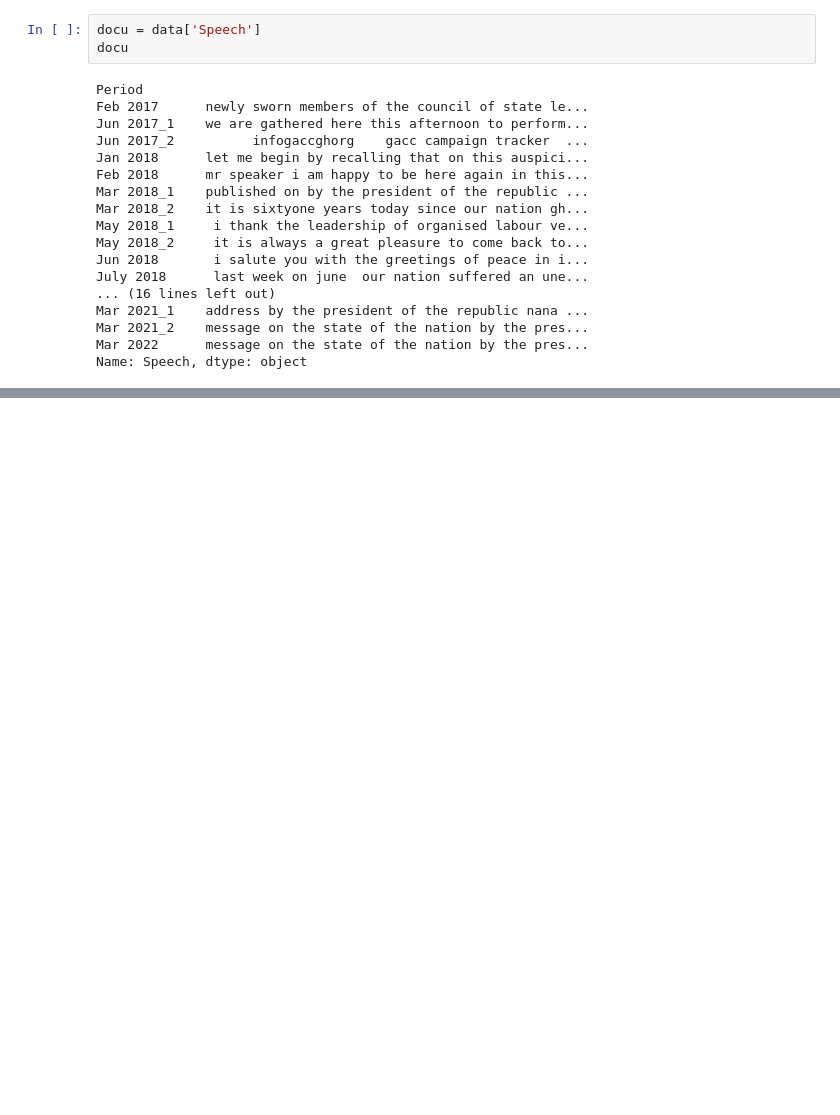
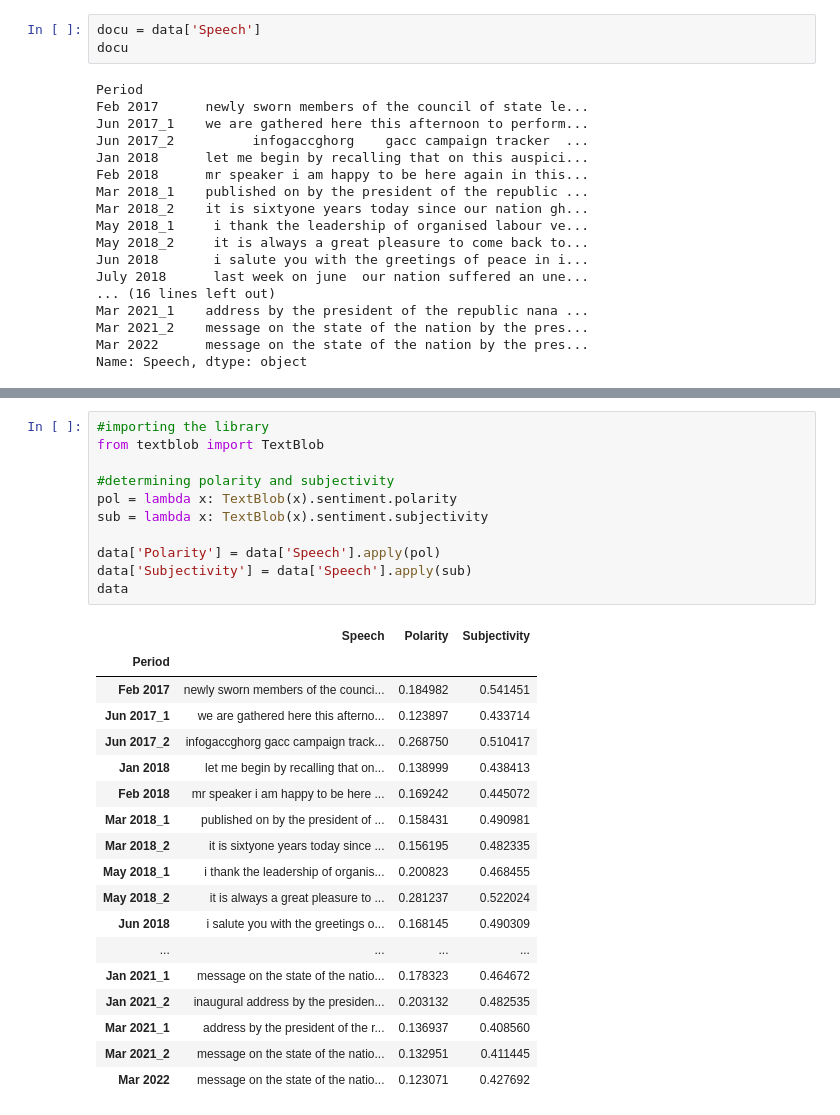
Before and after one commit to 10831580/ResearchProject, a Jupyter notebook: Reserch_Project.ipynb, the cells around one changed output, grey strips where cells are left out. Saved outputs shown, nothing was run; the diff lists cells and outputs as text; blank space fills up the shorter version.

```diff
--- a/Reserch_Project.ipynb
+++ b/Reserch_Project.ipynb
@@ -319,0 +419,30 @@ ModuleNotFoundError: No module named 'tensorflow'
+# %%
+#importing the library
+from textblob import TextBlob
+
+#determining polarity and subjectivity
+pol = lambda x: TextBlob(x).sentiment.polarity
+sub = lambda x: TextBlob(x).sentiment.subjectivity
+
+data['Polarity'] = data['Speech'].apply(pol)
+data['Subjectivity'] = data['Speech'].apply(sub)
+data
+# %% [output]
+|  | Speech | Polarity | Subjectivity |
+| Period |  |  |  |
+| Feb 2017 | newly sworn members of the counci... | 0.184982 | 0.541451 |
+| Jun 2017_1 | we are gathered here this afterno... | 0.123897 | 0.433714 |
+| Jun 2017_2 | infogaccghorg gacc campaign track... | 0.268750 | 0.510417 |
+| Jan 2018 | let me begin by recalling that on... | 0.138999 | 0.438413 |
+| Feb 2018 | mr speaker i am happy to be here ... | 0.169242 | 0.445072 |
+| Mar 2018_1 | published on by the president of ... | 0.158431 | 0.490981 |
+| Mar 2018_2 | it is sixtyone years today since ... | 0.156195 | 0.482335 |
+| May 2018_1 | i thank the leadership of organis... | 0.200823 | 0.468455 |
+| May 2018_2 | it is always a great pleasure to ... | 0.281237 | 0.522024 |
+| Jun 2018 | i salute you with the greetings o... | 0.168145 | 0.490309 |
+| ... | ... | ... | ... |
+| Jan 2021_1 | message on the state of the natio... | 0.178323 | 0.464672 |
+| Jan 2021_2 | inaugural address by the presiden... | 0.203132 | 0.482535 |
+| Mar 2021_1 | address by the president of the r... | 0.136937 | 0.408560 |
+| Mar 2021_2 | message on the state of the natio... | 0.132951 | 0.411445 |
+| Mar 2022 | message on the state of the natio... | 0.123071 | 0.427692 |
```
Also changed, not shown: parts of 19 cells of this notebook.
